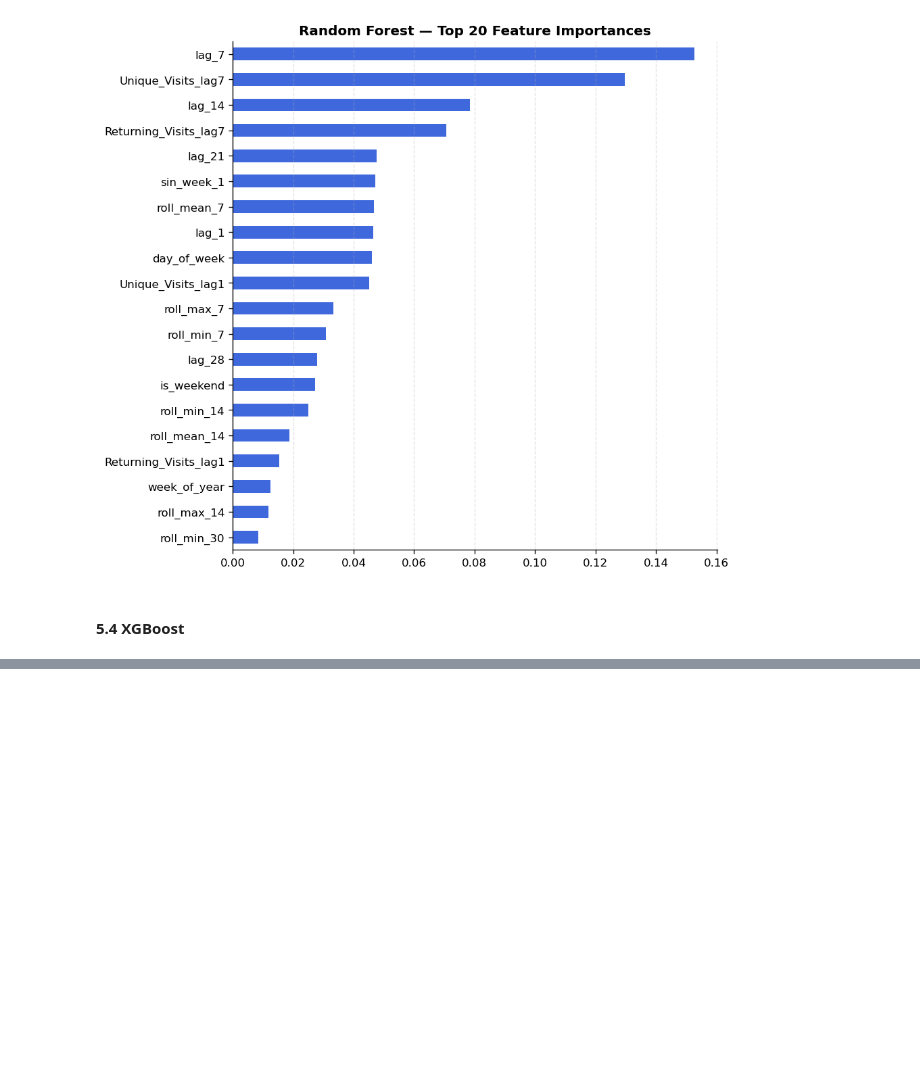
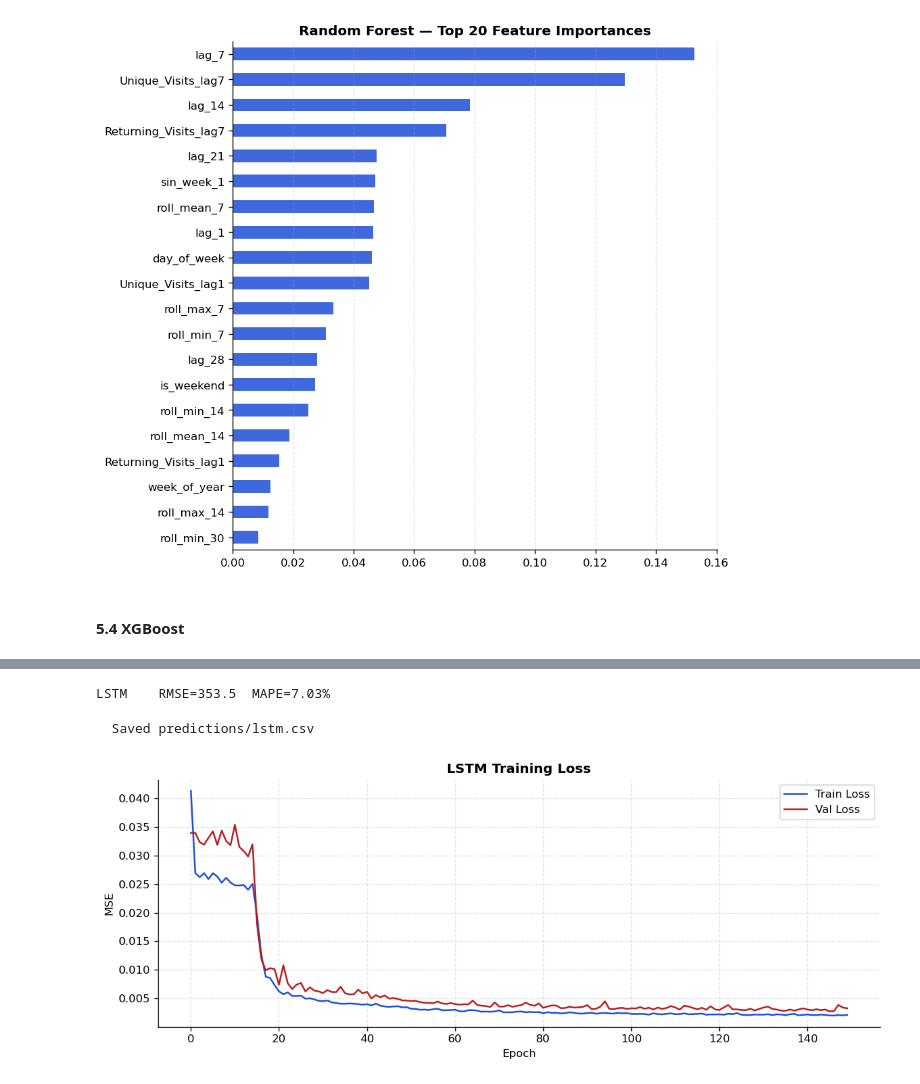
Before and after one commit to afeefanver/Website-Traffic-Forecasting, a Jupyter notebook: Model Training (Website).ipynb, the cells around one changed output, grey strips where cells are left out. Saved outputs shown, nothing was run; the diff lists cells and outputs as text; code cells hidden in the pictures; blank space fills up the shorter version.

```diff
--- a/Model Training (Website).ipynb
+++ b/Model Training (Website).ipynb
@@ -285,0 +338,17 @@ plt.show()
+# %%
+X_seq, y_seq   = make_sequences(scaled, LOOK_BACK)
+split_l        = split_idx - LOOK_BACK
+X_tr_l, y_tr_l = X_seq[:split_l], y_seq[:split_l]
+X_te_l, y_te_l = X_seq[split_l:], y_seq[split_l:]
+# %%
+lstm = Sequential([
+    LSTM(128, return_sequences=True, input_shape=(LOOK_BACK, 1)),
+    Dropout(0.2),
+    LSTM(64),
+    Dropout(0.2),
+    Dense(32, activation='relu'),
+    Dense(1)
+])
+# %%
+lstm.compile(optimizer=Adam(0.001), loss='mse')
+lstm.summary()
@@ -285,0 +375,6 @@ plt.show()
+# %%
+history = lstm.fit(X_tr_l, y_tr_l, epochs=150, batch_size=32,
+                   validation_split=0.15,
+                   callbacks=[EarlyStopping(monitor='val_loss', patience=15,
+                                            restore_best_weights=True)],
+                   verbose=1)
@@ -285,0 +410,24 @@ plt.show()
+# %%
+lstm_dates   = test_df['Date'].values[LOOK_BACK:]
+min_len      = min(len(lstm_dates), len(lstm_pred), len(y_te_inv))
+print(f'LSTM    RMSE={rmse(y_te_inv[:min_len], lstm_pred[:min_len]):,.1f}  '
+      f'MAPE={mape(y_te_inv[:min_len], lstm_pred[:min_len]):.2f}%')
+# %% [output]
+LSTM    RMSE=353.5  MAPE=7.03%
+# %%
+save_pred('lstm', lstm_dates[:min_len], y_te_inv[:min_len], lstm_pred[:min_len])
+# %% [output]
+  Saved predictions/lstm.csv
+# %%
+# Training loss
+fig, ax = plt.subplots(figsize=(10, 4))
+ax.plot(history.history['loss'],     label='Train Loss', color=C['blue'])
+ax.plot(history.history['val_loss'], label='Val Loss',   color=C['red'])
+ax.set_title('LSTM Training Loss', fontsize=12, fontweight='bold')
+ax.set_xlabel('Epoch'); ax.set_ylabel('MSE')
+ax.legend(); ax.grid(True, linestyle='--', alpha=0.35)
+plt.tight_layout()
+plt.savefig('plots/11_lstm_loss.png', bbox_inches='tight')
+plt.show()
+# %% [output]
+[figure, added]
```
Also changed, not shown: parts of 11 cells of this notebook.
